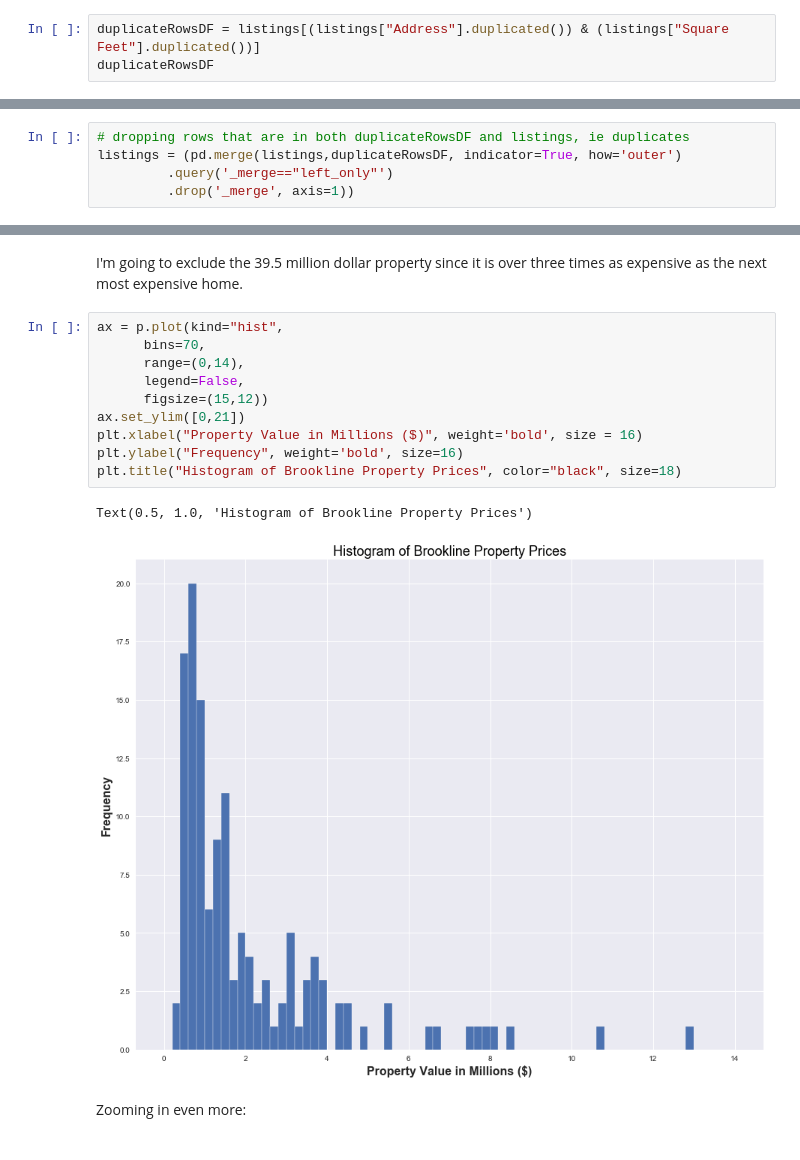
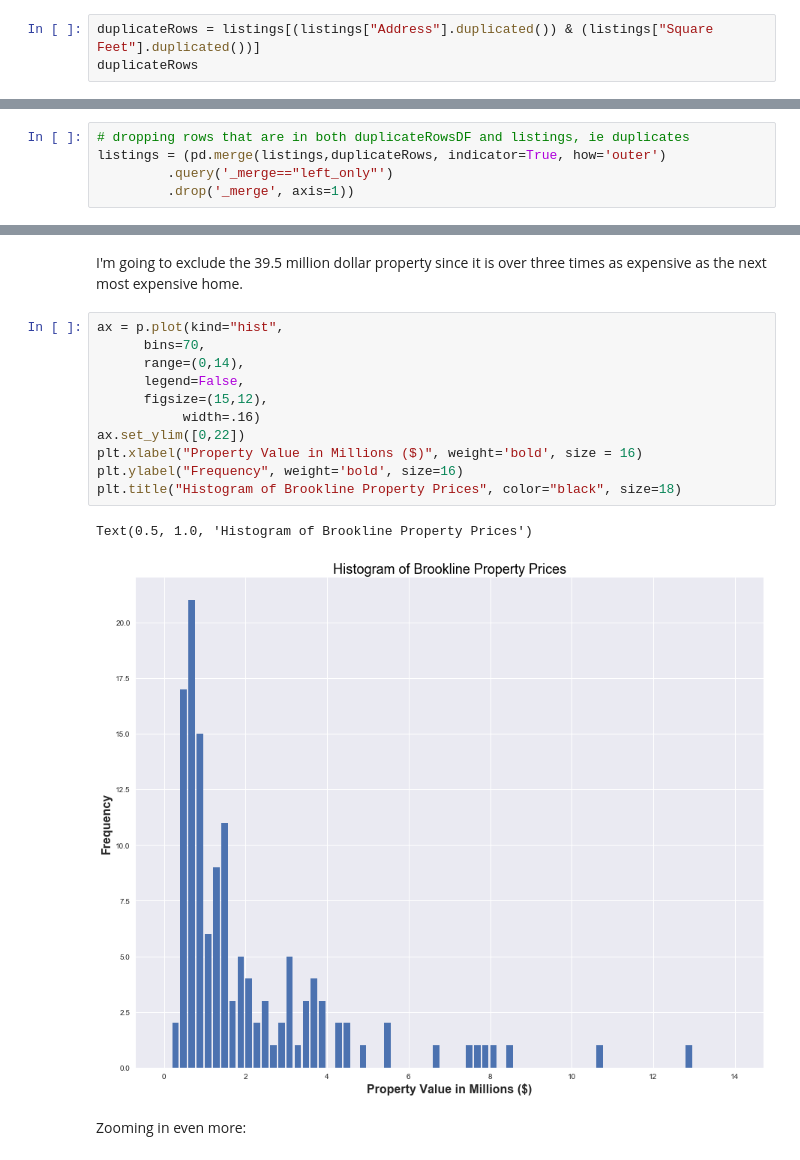
Before and after one commit to benms11/Projects, a Jupyter notebook: Scraping Brookline Property Listings.ipynb, the cells around one changed output, grey strips where cells are left out. Drawn from its saved outputs; the diff is of its cells as text.

```diff
--- a/Scraping Brookline Property Listings.ipynb
+++ b/Scraping Brookline Property Listings.ipynb
@@ -285,5 +289,5 @@ Before displaying the DataFrame we have to check if there are any duplicates. We
 # %%
-duplicateRowsDF = listings[(listings["Address"].duplicated()) & (listings["Square Feet"].duplicated())]
-duplicateRowsDF
+duplicateRows = listings[(listings["Address"].duplicated()) & (listings["Square Feet"].duplicated())]
+duplicateRows
 # %% [output]
 |  | Address | Price | Property Type | Beds | Baths | Square Feet | Garages |
@@ -293,6 +297,6 @@ duplicateRowsDF
 # %%
 # dropping rows that are in both duplicateRowsDF and listings, ie duplicates
-listings = (pd.merge(listings,duplicateRowsDF, indicator=True, how='outer')
+listings = (pd.merge(listings,duplicateRows, indicator=True, how='outer')
          .query('_merge=="left_only"')
          .drop('_merge', axis=1))
 # %% [markdown]
@@ -410,16 +414,17 @@ I'm going to exclude the 39.5 million dollar property since it is over three tim
 # %%
 ax = p.plot(kind="hist",
       bins=70,
       range=(0,14),
       legend=False,
-      figsize=(15,12))
-ax.set_ylim([0,21])
+      figsize=(15,12),
+           width=.16)
+ax.set_ylim([0,22])
 plt.xlabel("Property Value in Millions ($)", weight='bold', size = 16)
 plt.ylabel("Frequency", weight='bold', size=16)
 plt.title("Histogram of Brookline Property Prices", color="black", size=18)
 # %% [output]
 Text(0.5, 1.0, 'Histogram of Brookline Property Prices')
-[figure, old version]
+[figure, new version]
 # %% [markdown]
 Zooming in even more:
 # %%
```
Also changed, not shown: parts of 32 cells of this notebook.
